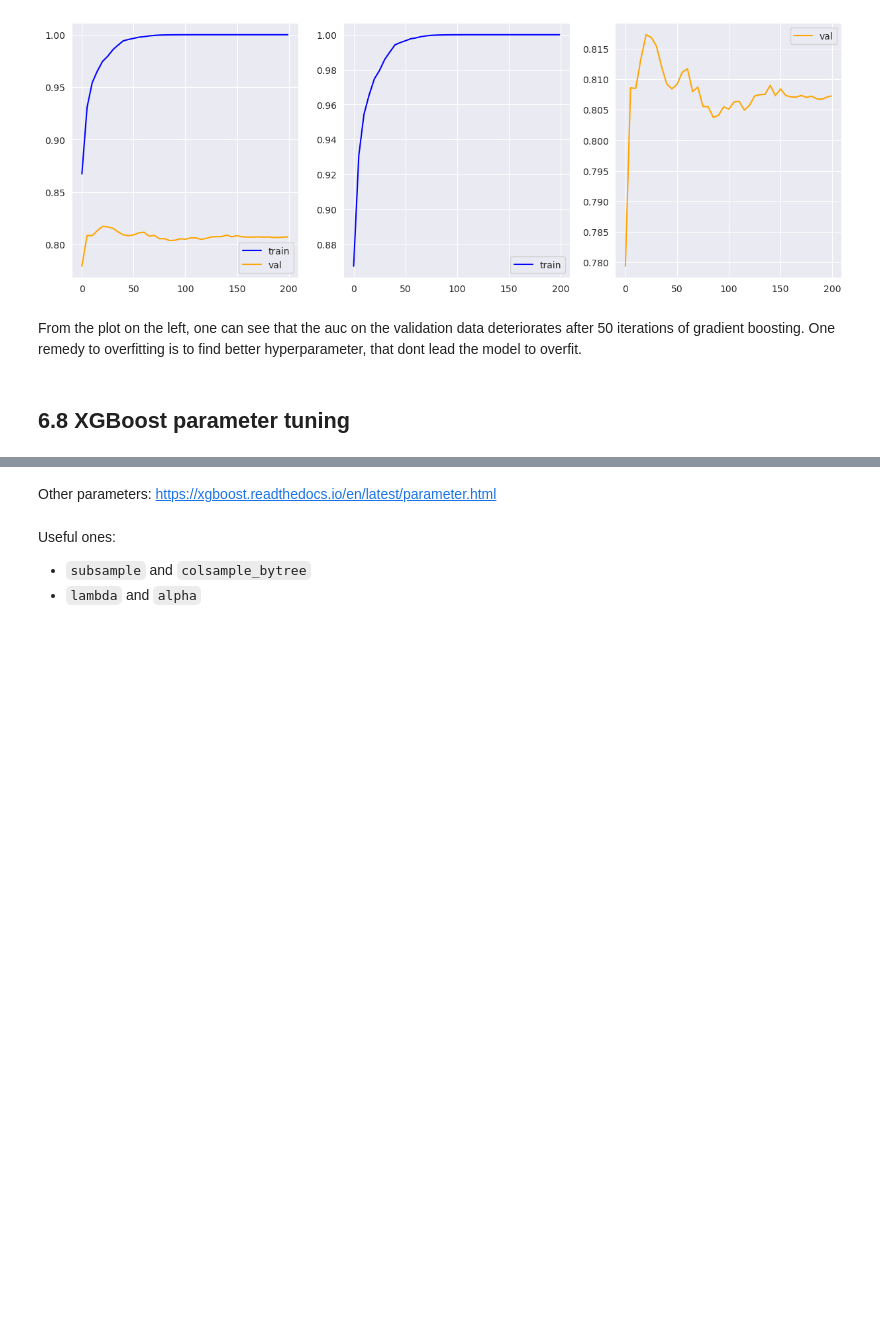
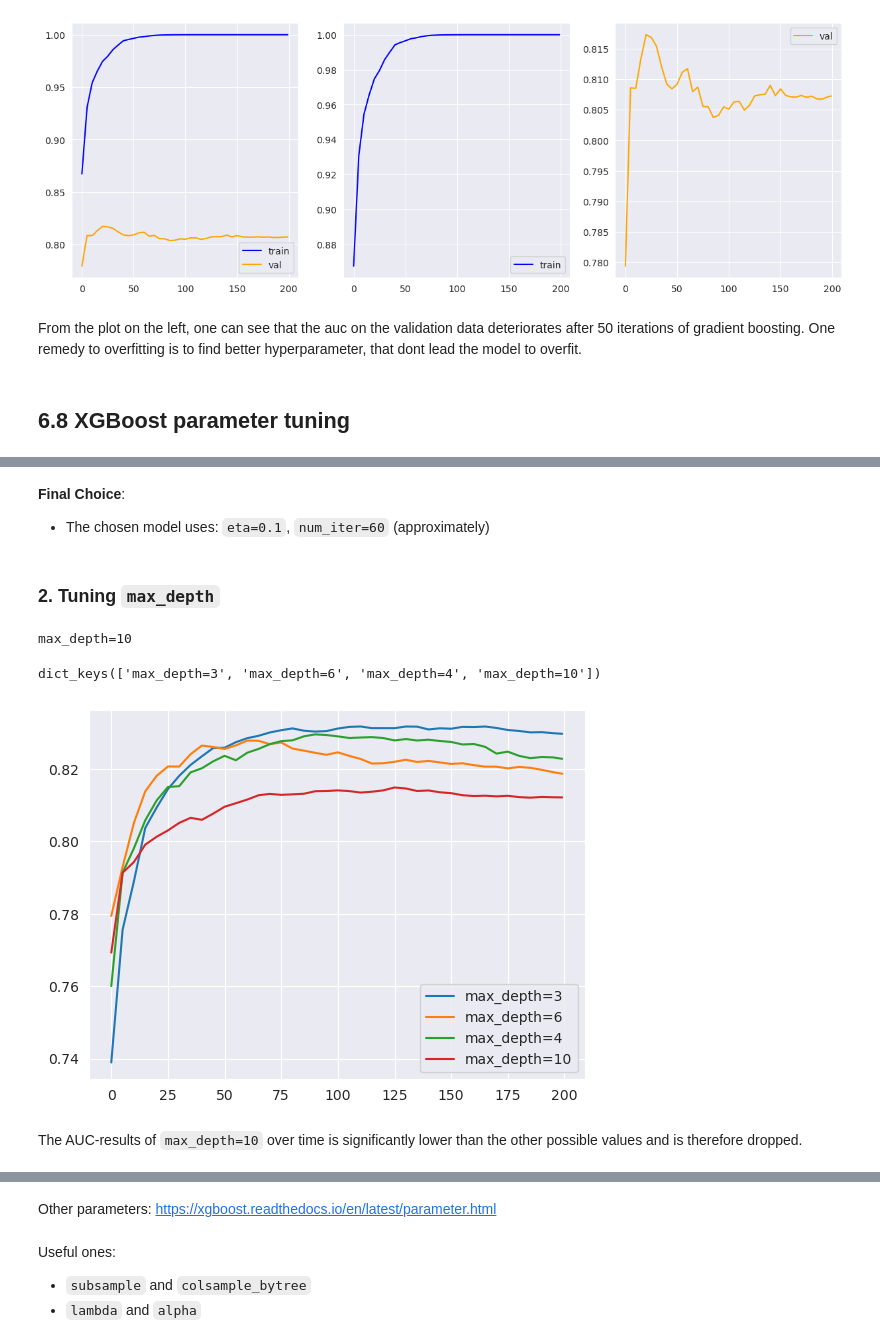
Before and after one commit to joweyel/ml-zoomcamp-material, a Jupyter notebook: 06-trees/code/section6-notebook.ipynb, the cells around one changed output, grey strips where cells are left out. Drawn from its saved outputs; the diff is of its cells as text; code cells hidden in the pictures; blank space fills up the shorter version.

```diff
--- a/06-trees/code/section6-notebook.ipynb
+++ b/06-trees/code/section6-notebook.ipynb
@@ -1273,0 +1341,47 @@ Tuning the following parameters:
+# %% [markdown]
+**Final Choice**:
+- The chosen model uses: `eta=0.1`, `num_iter=60` (approximately)
+# %% [markdown]
+### 2. Tuning `max_depth`
+# %%
+captured_output = StringIO()
+
+xgb_params = {
+    "eta": 0.1,             # learning rate
+    "max_depth": 10,         # controls size in `DecisionTreeClassifier`
+    "min_child_weight": 1,
+
+    "objective": "binary:logistic", # specification of model type
+    "eval_metric": "auc",           # auc as shown metric
+
+    "nthread": 8,                   # number of threads used for training
+    "seed": 1,      # random seed
+    "verbosity": 1, # show only warnings
+}
+
+with redirect_stdout(captured_output):
+    model = xgb.train(xgb_params, dtrain, num_boost_round=200,
+                      verbose_eval=5,
+                      evals=watchlist)
+# %%
+scores = {}
+# %%
+output = captured_output.getvalue()
+# %%
+key = f"max_depth={str(xgb_params['max_depth'])}"
+scores[key] = parse_xgb_output(output)
+# %% [output]
+max_depth=10
+# %%
+scores.keys()
+# %% [output]
+dict_keys(['max_depth=3', 'max_depth=6', 'max_depth=4', 'max_depth=10'])
+# %%
+for max_depth, df_score in scores.items():
+    plt.plot(df_score["num_iter"], df_score["val_auc"], label=max_depth)
+plt.legend()
+plt.show()
+# %% [output]
+[figure, added]
+# %% [markdown]
+The AUC-results of `max_depth=10` over time is significantly lower than the other possible values and is therefore dropped.
```
Also changed, not shown: parts of 47 cells of this notebook, 2 other files.
